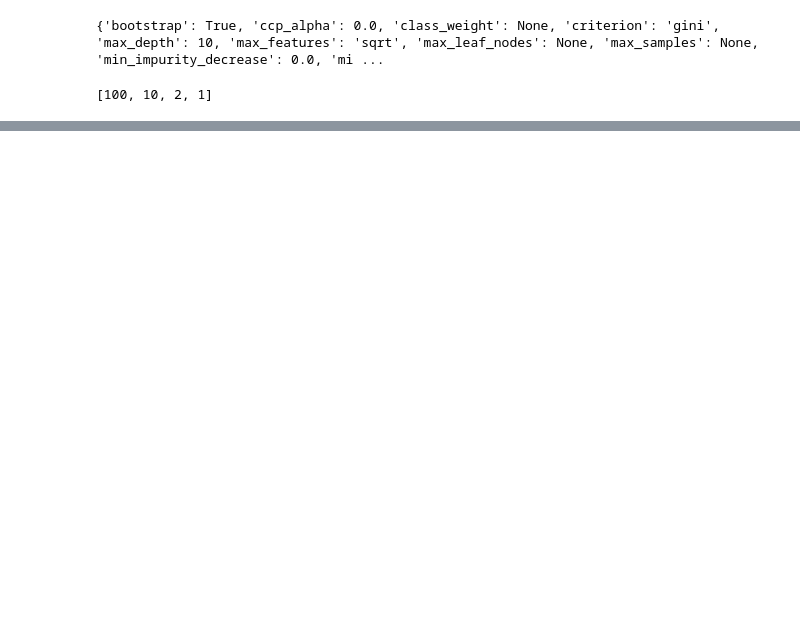
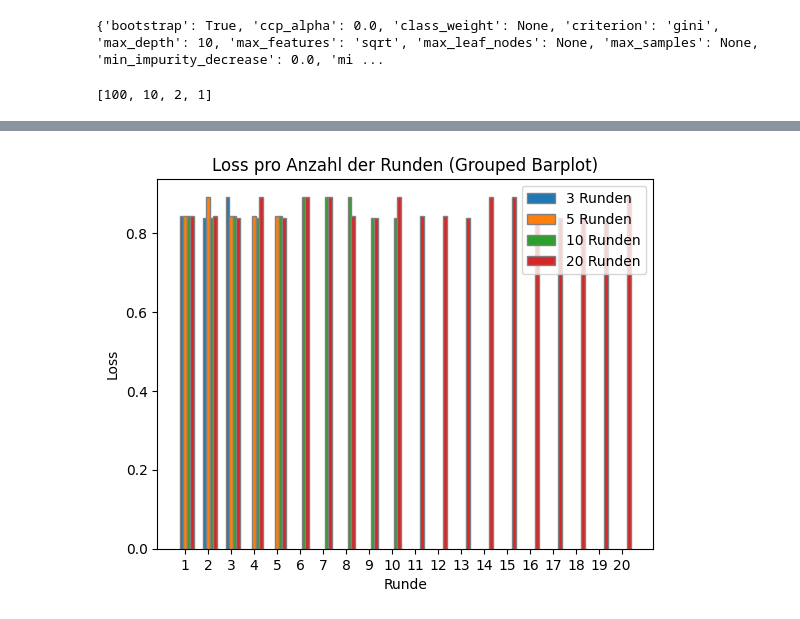
Before and after one commit to mdielacher/FHSTP_FML, a Jupyter notebook: assignment1_new.ipynb, the cells around one changed output, grey strips where cells are left out. Drawn from its saved outputs; the diff is of its cells as text; code cells hidden in the pictures; blank space fills up the shorter version.

```diff
--- a/assignment1_new.ipynb
+++ b/assignment1_new.ipynb
@@ -1027,0 +1138,31 @@ History (loss, distributed):
+# %%
+import numpy as np
+
+num_rounds_values = [3, 5, 10, 20]
+max_rounds = max(num_rounds_values)
+rounds = list(range(1, max_rounds + 1))
+barWidth = 0.15
+
+# adjust position of bars along x-axis to ensure that all the bars are visible
+r1 = np.arange(len(rounds))
+r2 = [x + barWidth for x in r1]
+r3 = [x + barWidth for x in r2]
+r4 = [x + barWidth for x in r3]
+
+# create the bars
+plt.bar(r1[:3], split_results[0], width=barWidth, edgecolor='grey', label='3 Runden')
+plt.bar(r2[:5], split_results[1], width=barWidth, edgecolor='grey', label='5 Runden')
+plt.bar(r3[:10], split_results[2], width=barWidth, edgecolor='grey', label='10 Runden')
+plt.bar(r4, split_results[3], width=barWidth, edgecolor='grey', label='20 Runden')
+
+# title and labels
+plt.xlabel('Runde')
+plt.ylabel('Loss')
+plt.xticks([r + barWidth for r in range(max_rounds)], rounds)
+
+# legend and show
+plt.legend()
+plt.title('Loss pro Anzahl der Runden (Grouped Barplot)')
+plt.show()
+# %% [output]
+[figure, added]
```
Also changed, not shown: parts of 14 cells of this notebook, 1 other file.
